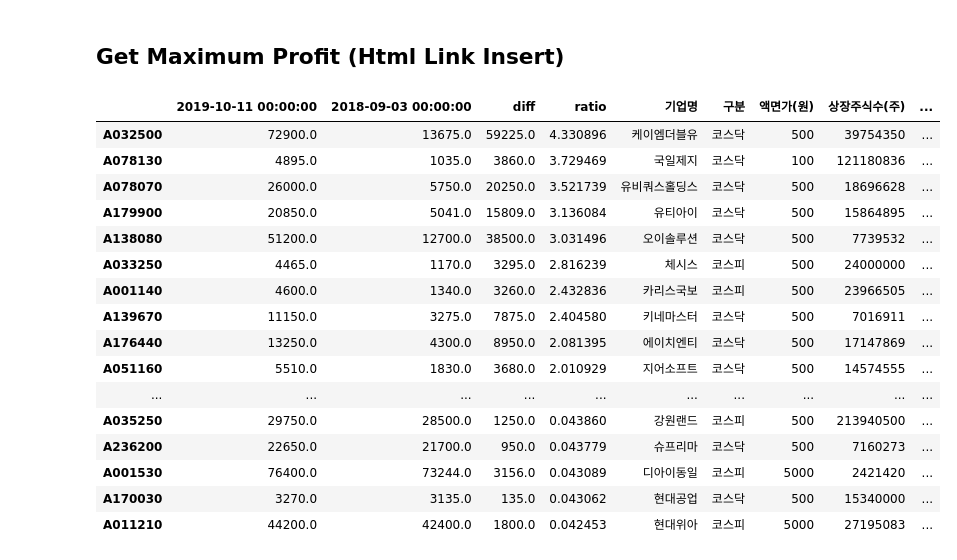
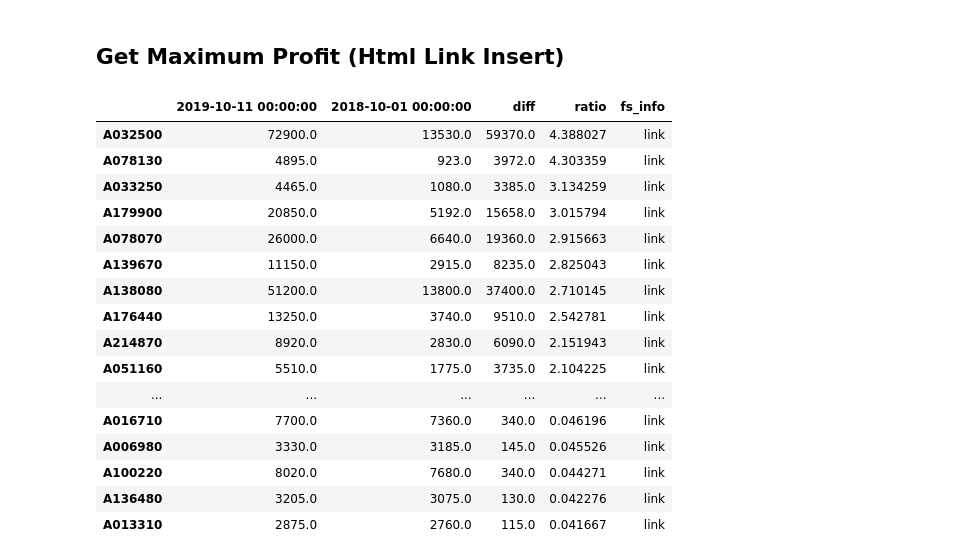
Before and after one commit to neosuperprogrammer/Quant, a Jupyter notebook: neo_quant_backtest.ipynb, the cells around one changed output. Saved outputs shown, nothing was run; the diff lists cells and outputs as text; code cells hidden in the pictures.

```diff
--- a/neo_quant_backtest.ipynb
+++ b/neo_quant_backtest.ipynb
@@ -575,37 +575,37 @@ from IPython.display import HTML
 pd.set_option('display.max_colwidth', -1)
 # %%
 last_price = price_df.iloc[-1]
-first_price = price_df['2018/9'].iloc[0]
+first_price = price_df['2018/10'].iloc[0]
 price_diff_df = pd.DataFrame({last_price.name:last_price, first_price.name:first_price})
 price_diff_df.index = 'A' + price_diff_df.index
 price_diff_df['diff'] = price_diff_df[last_price.name] - price_diff_df[first_price.name]
 # price_diff_df = price_diff_df[price_diff_df[last_price.name] > 5000]
 price_diff_df = price_diff_df[price_diff_df['diff'] > 0]
 price_diff_df['ratio'] = price_diff_df['diff'] / price_diff_df[first_price.name]
 price_diff_df = price_diff_df.sort_values(by='ratio', ascending=False)
 # price_diff_df = add_company_info(price_diff_df, companies)
 # price_diff_df = get_kospi_list(price_diff_df)
 price_diff_df['fs_info'] = price_diff_df.index
 price_diff_df['fs_info'] = price_diff_df['fs_info'].apply(lambda x: '<a href="https://comp.fnguide.com/SVO2/asp/SVD_Finance.asp?pGB=1&cID=&MenuYn=Y&ReportGB=D&NewMenuID=103&stkGb=701&gicode={0}" target="_blank">link</a>'.format(x))
 HTML(price_diff_df.to_html(escape=False))
 # %% [output]
-|  | 2019-10-11 00:00:00 | 2018-09-03 00:00:00 | diff | ratio | 기업명 | 구분 | 액면가(원) | 상장주식수(주) | ... |
-| A032500 | 72900.0 | 13675.0 | 59225.0 | 4.330896 | 케이엠더블유 | 코스닥 | 500 | 39754350 | ... |
-| A078130 | 4895.0 | 1035.0 | 3860.0 | 3.729469 | 국일제지 | 코스닥 | 100 | 121180836 | ... |
-| A078070 | 26000.0 | 5750.0 | 20250.0 | 3.521739 | 유비쿼스홀딩스 | 코스닥 | 500 | 18696628 | ... |
-| A179900 | 20850.0 | 5041.0 | 15809.0 | 3.136084 | 유티아이 | 코스닥 | 500 | 15864895 | ... |
-| A138080 | 51200.0 | 12700.0 | 38500.0 | 3.031496 | 오이솔루션 | 코스닥 | 500 | 7739532 | ... |
-| A033250 | 4465.0 | 1170.0 | 3295.0 | 2.816239 | 체시스 | 코스피 | 500 | 24000000 | ... |
-| A001140 | 4600.0 | 1340.0 | 3260.0 | 2.432836 | 카리스국보 | 코스피 | 500 | 23966505 | ... |
-| A139670 | 11150.0 | 3275.0 | 7875.0 | 2.404580 | 키네마스터 | 코스닥 | 500 | 7016911 | ... |
-| A176440 | 13250.0 | 4300.0 | 8950.0 | 2.081395 | 에이치엔티 | 코스닥 | 500 | 17147869 | ... |
-| A051160 | 5510.0 | 1830.0 | 3680.0 | 2.010929 | 지어소프트 | 코스닥 | 500 | 14574555 | ... |
-| ... | ... | ... | ... | ... | ... | ... | ... | ... | ... |
-| A035250 | 29750.0 | 28500.0 | 1250.0 | 0.043860 | 강원랜드 | 코스피 | 500 | 213940500 | ... |
-| A236200 | 22650.0 | 21700.0 | 950.0 | 0.043779 | 슈프리마 | 코스닥 | 500 | 7160273 | ... |
-| A001530 | 76400.0 | 73244.0 | 3156.0 | 0.043089 | 디아이동일 | 코스피 | 5000 | 2421420 | ... |
-| A170030 | 3270.0 | 3135.0 | 135.0 | 0.043062 | 현대공업 | 코스닥 | 500 | 15340000 | ... |
-| A011210 | 44200.0 | 42400.0 | 1800.0 | 0.042453 | 현대위아 | 코스피 | 5000 | 27195083 | ... |
+|  | 2019-10-11 00:00:00 | 2018-10-01 00:00:00 | diff | ratio | fs_info |
+| A032500 | 72900.0 | 13530.0 | 59370.0 | 4.388027 | link |
+| A078130 | 4895.0 | 923.0 | 3972.0 | 4.303359 | link |
+| A033250 | 4465.0 | 1080.0 | 3385.0 | 3.134259 | link |
+| A179900 | 20850.0 | 5192.0 | 15658.0 | 3.015794 | link |
+| A078070 | 26000.0 | 6640.0 | 19360.0 | 2.915663 | link |
+| A139670 | 11150.0 | 2915.0 | 8235.0 | 2.825043 | link |
+| A138080 | 51200.0 | 13800.0 | 37400.0 | 2.710145 | link |
+| A176440 | 13250.0 | 3740.0 | 9510.0 | 2.542781 | link |
+| A214870 | 8920.0 | 2830.0 | 6090.0 | 2.151943 | link |
+| A051160 | 5510.0 | 1775.0 | 3735.0 | 2.104225 | link |
+| ... | ... | ... | ... | ... | ... |
+| A016710 | 7700.0 | 7360.0 | 340.0 | 0.046196 | link |
+| A006980 | 3330.0 | 3185.0 | 145.0 | 0.045526 | link |
+| A100220 | 8020.0 | 7680.0 | 340.0 | 0.044271 | link |
+| A136480 | 3205.0 | 3075.0 | 130.0 | 0.042276 | link |
+| A013310 | 2875.0 | 2760.0 | 115.0 | 0.041667 | link |
 # %%
 start_date = first_price.name
 end_date =  last_price.name
```
Also changed, not shown: parts of 1 cell of this notebook, 1 other file.
